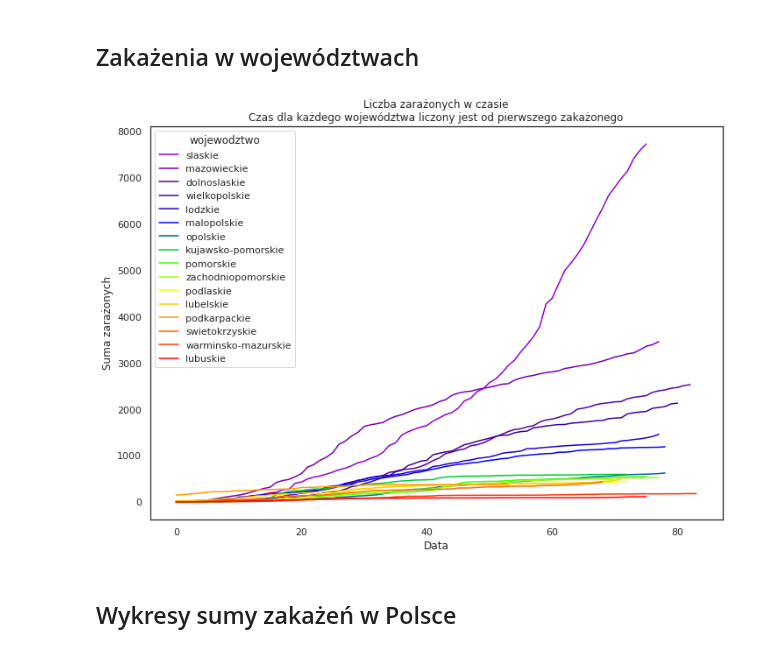
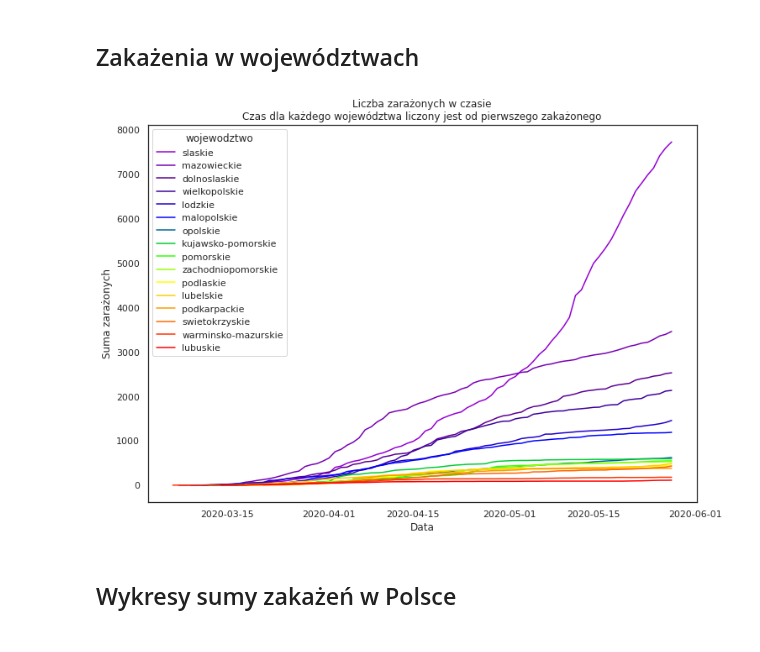
Before and after one commit to knmlprz/corona-analysis-1, a Jupyter notebook: notebooks/Analiza.ipynb, the cells around one changed output. Saved outputs shown, nothing was run; the diff lists cells and outputs as text; code cells hidden in the pictures.

Commit message:
rename zar to zar_woj and fix x axis
Voivodeships started logging data at different times so the plots were misaligned at the end.

```diff
--- a/notebooks/Analiza.ipynb
+++ b/notebooks/Analiza.ipynb
@@ -321,12 +337,12 @@ Name: zar, dtype: int64
 # %%
 sns.set(rc={'figure.figsize':(11.7,8.27)})
 sns.set_style("white")
-ax = sns.lineplot(x = "date", y = "zar", data = wojewodztwa, hue = "wojewodztwo", legend='brief', palette=sns.blend_palette(colors=("#9400D3", "#4B0082", "#0000FF", "#00FF00", "#FFFF00", "#FF7F00", "#FF0000"),n_colors=16))
+ax = sns.lineplot(x = "index", y = "zar", data = wojewodztwa.reset_index(), hue = "wojewodztwo", legend='brief', palette=sns.blend_palette(colors=("#9400D3", "#4B0082", "#0000FF", "#00FF00", "#FFFF00", "#FF7F00", "#FF0000"),n_colors=16))
 ax.set(ylabel='Suma zarażonych', xlabel='Data')
 plt.title("Liczba zarażonych w czasie\nCzas dla każdego województwa liczony jest od pierwszego zakażonego")
-plt.show()
+plt.savefig("../img/zar_woj.png", dpi=200)
 # %% [output]
-[figure, old version]
+[figure, new version]
 # %% [markdown]
 ## Wykresy sumy zakażeń w Polsce
 # %%
```
Also changed, not shown: parts of 16 cells of this notebook, 3 other files.
